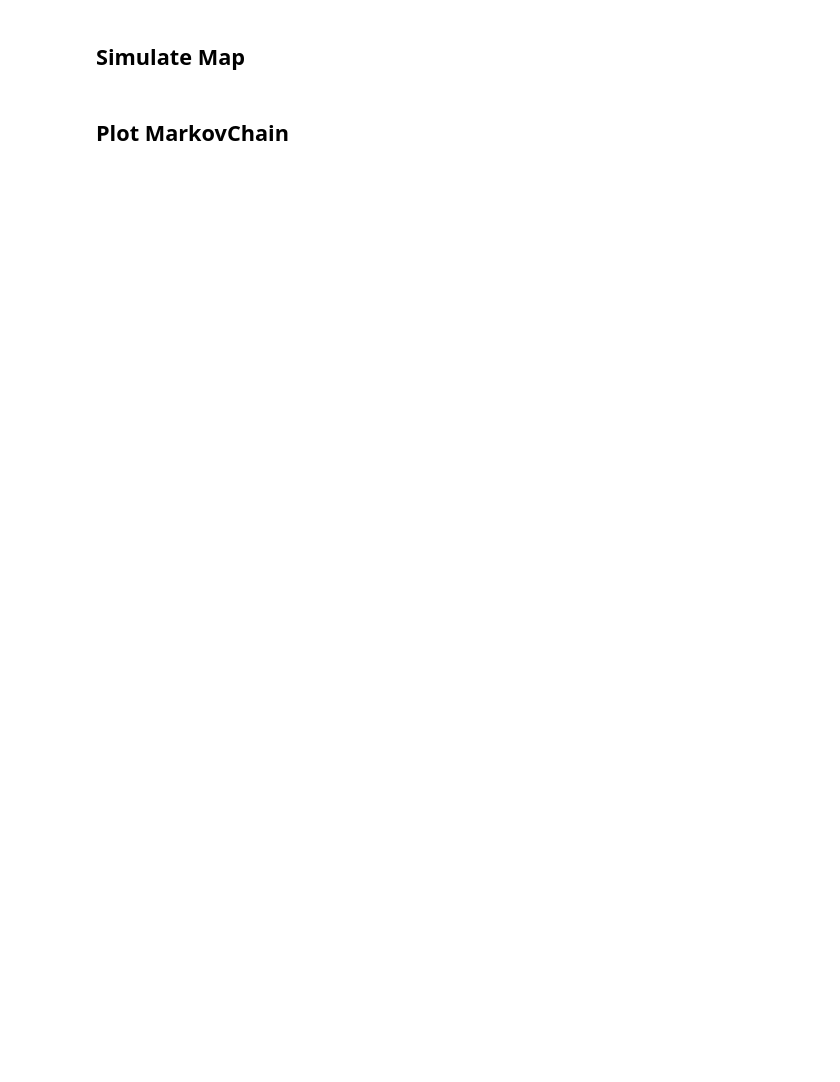
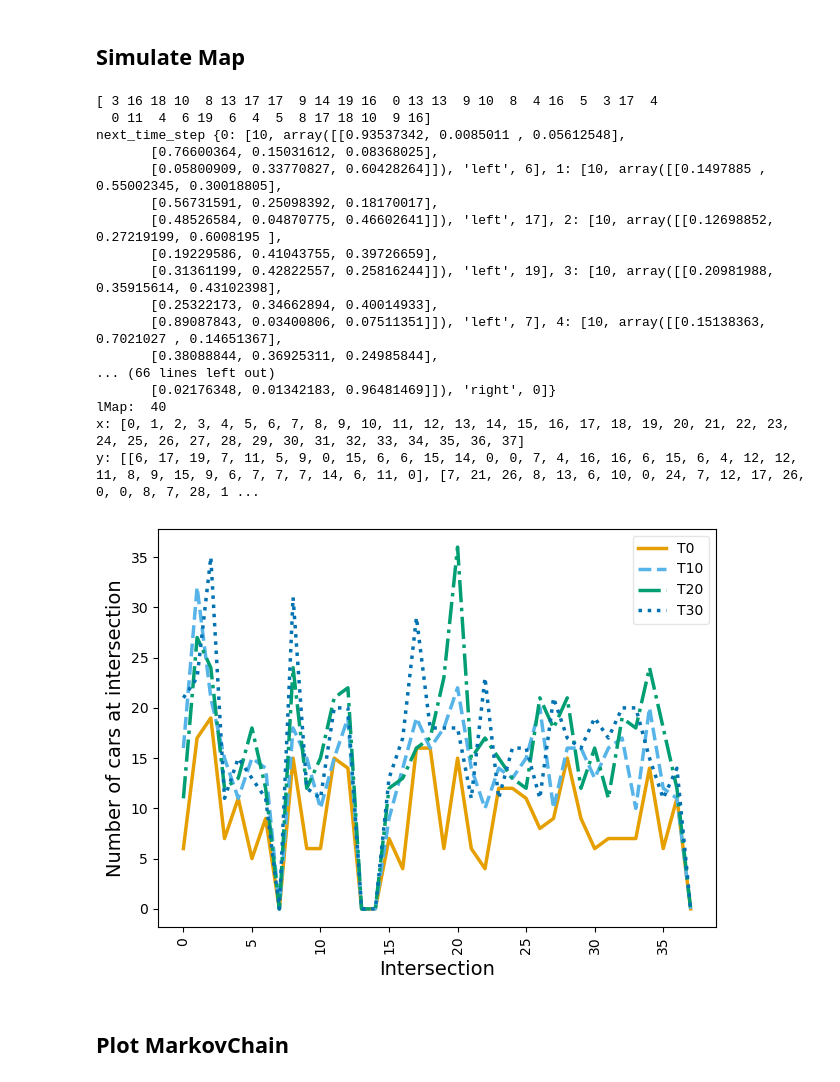
Before and after one commit to Asmenor/Smart-City-Traffic-Guidance-Project, a Jupyter notebook: _src/ML/Main.ipynb, the cells around one changed output. Cells and saved outputs as stored; diff of their text form; code cells hidden in the pictures; blank space fills up the shorter version.

```diff
--- a/_src/ML/Main.ipynb
+++ b/_src/ML/Main.ipynb
@@ -59,44 +69,64 @@ mc.draw()
 # %%
 from MarkovProcess import MarkovChain
 from Population import Population
 from Simulate import Simulate
 
-P = Population(20,0.5,0.5,30)
-noOfTimeSteps = 40 - 2
-#timeSteps = [10,50,100,150, 200, 250, 300, 350, 400, 450, 500, 550, 600, 650, 700, 750, 800, 850, 900, 950]
-#timeSteps = [10,100,500,1000,1500,2000,2500,3000,3500,4000]
-timeSteps = [10, 50]
-timeVal = 50
-for i in range(noOfTimeSteps):
-    timeVal += 50
-    timeSteps.append(timeVal)
-print("timeSteps:", timeSteps)
+P = Population(20,0.5,0.5,no_intersections=38)
+no_of_timesteps = 40
+time_steps = [10, 50]
+time_val = 50
+for i in range(no_of_timesteps-2):
+    time_val += 50
+    time_steps.append(time_val)
+#print("time_steps:", time_steps)
 
-S = Simulate(timeSteps)
+S = Simulate(time_steps)
 
 S.addCars = True        #add new cars at every time step
 S.addActCars = False
 
+
 S.runSimulation(P)
-print("lCars: ", S.getLCars())
-print("timeSteps: ", S.getLCars())
+print("lMap: ", len(S.getLMap()))
+#print("lCars: ", S.getLCars())
 #S.printMap(True)
 S.plotData()
+
+
 Features, Labels = S.getLearningData()
 #[print(Features[i]) for i in range(5)]
 #print()
 #[print(Labels[i]) for i in range(5)]
 
-S.generateTestingData(1000)
+S.generateTestingData(100)
 tFeatures, tLabels = S.getTestingData()
 #print(tLabels)
 #print(tFeatures)
 
 #override features
 #S.generateTestingData(1000)
 #Features, Labels = S.getTestingData()
 
 del S
+# %% [output]
+[ 3 16 18 10  8 13 17 17  9 14 19 16  0 13 13  9 10  8  4 16  5  3 17  4
+  0 11  4  6 19  6  4  5  8 17 18 10  9 16]
+next_time_step {0: [10, array([[0.93537342, 0.0085011 , 0.05612548],
+       [0.76600364, 0.15031612, 0.08368025],
+       [0.05800909, 0.33770827, 0.60428264]]), 'left', 6], 1: [10, array([[0.1497885 , 0.55002345, 0.30018805],
+       [0.56731591, 0.25098392, 0.18170017],
+       [0.48526584, 0.04870775, 0.46602641]]), 'left', 17], 2: [10, array([[0.12698852, 0.27219199, 0.6008195 ],
+       [0.19229586, 0.41043755, 0.39726659],
+       [0.31361199, 0.42822557, 0.25816244]]), 'left', 19], 3: [10, array([[0.20981988, 0.35915614, 0.43102398],
+       [0.25322173, 0.34662894, 0.40014933],
+       [0.89087843, 0.03400806, 0.07511351]]), 'left', 7], 4: [10, array([[0.15138363, 0.7021027 , 0.14651367],
+       [0.38088844, 0.36925311, 0.24985844],
+... (66 lines left out)
+       [0.02176348, 0.01342183, 0.96481469]]), 'right', 0]}
+lMap:  40
+x: [0, 1, 2, 3, 4, 5, 6, 7, 8, 9, 10, 11, 12, 13, 14, 15, 16, 17, 18, 19, 20, 21, 22, 23, 24, 25, 26, 27, 28, 29, 30, 31, 32, 33, 34, 35, 36, 37]
+y: [[6, 17, 19, 7, 11, 5, 9, 0, 15, 6, 6, 15, 14, 0, 0, 7, 4, 16, 16, 6, 15, 6, 4, 12, 12, 11, 8, 9, 15, 9, 6, 7, 7, 7, 14, 6, 11, 0], [7, 21, 26, 8, 13, 6, 10, 0, 24, 7, 12, 17, 26, 0, 0, 8, 7, 28, 1 ...
+[figure, added]
 # %%
 #https://vknight.org/unpeudemath/code/2015/08/01/simulating_continuous_markov_chains.html
 # %% [markdown]
```
Also changed, not shown: parts of 8 cells of this notebook, 5 other files.
